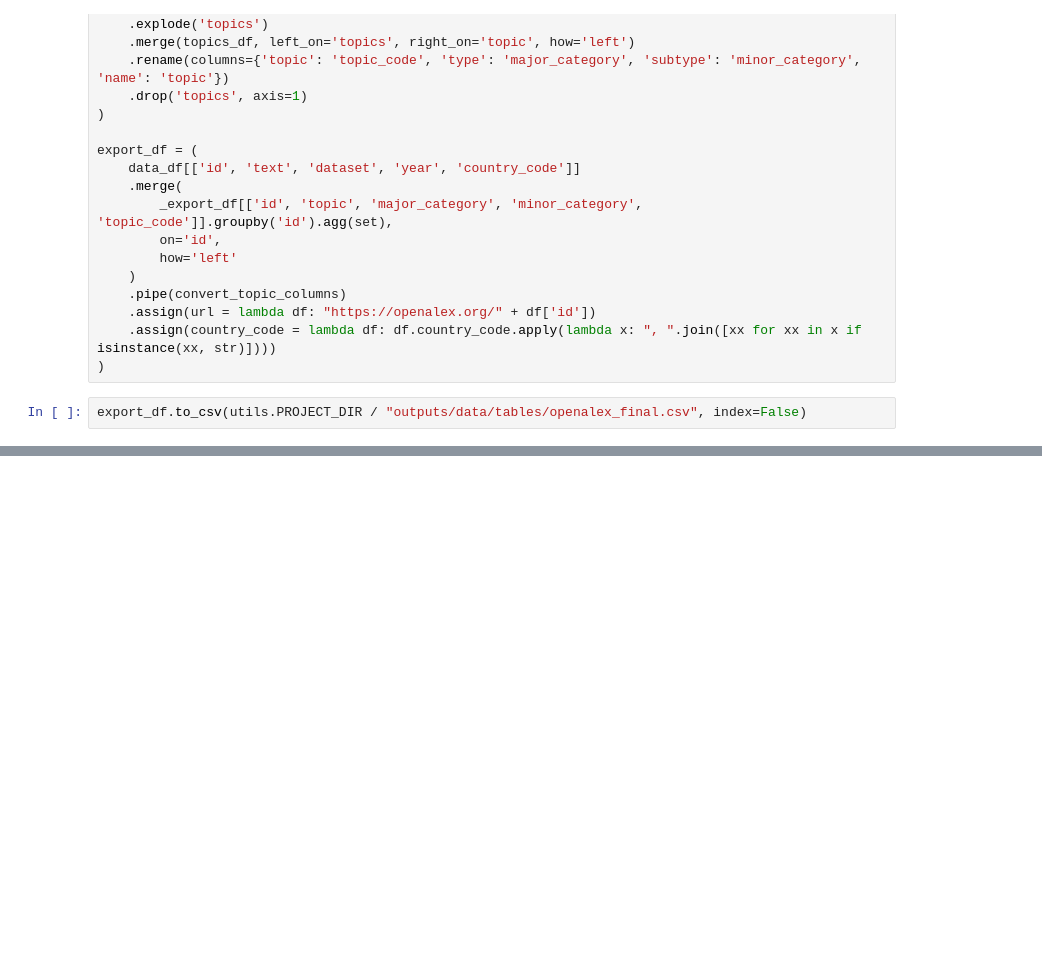
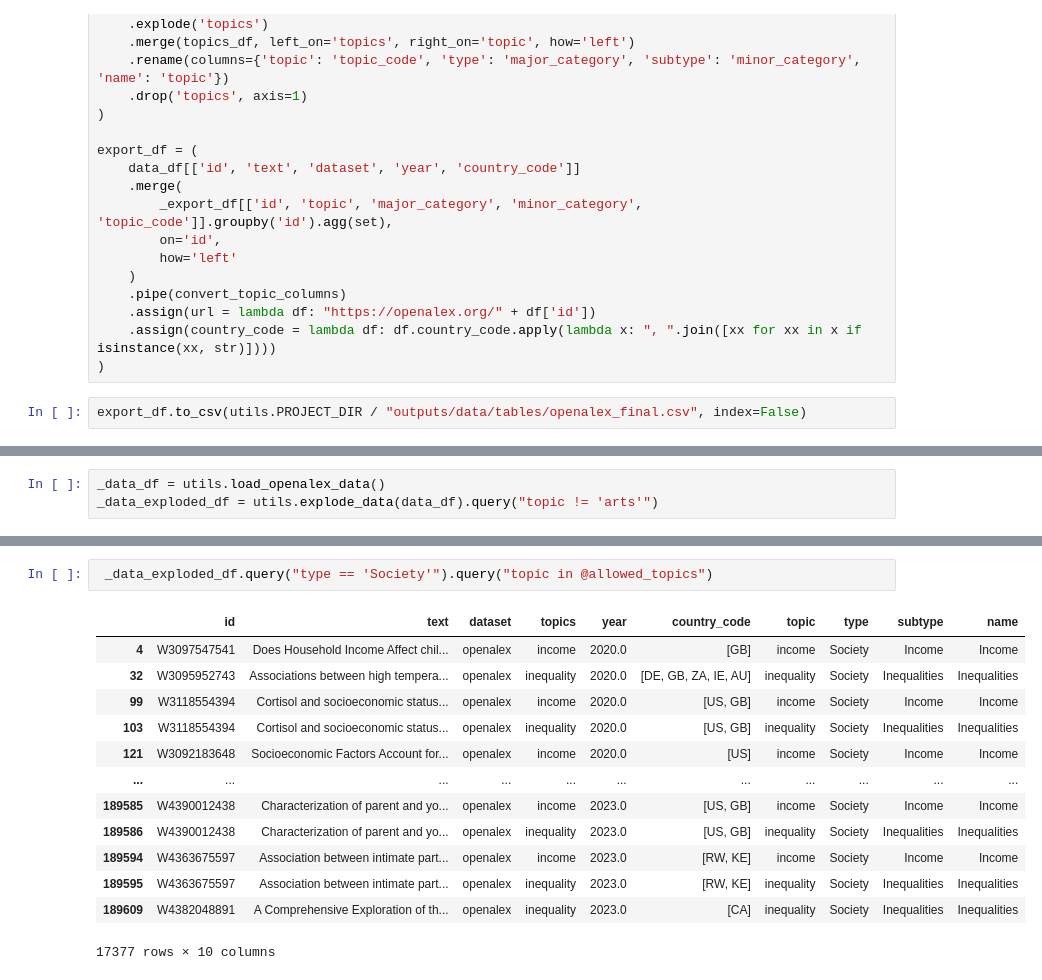
Before and after one commit to nestauk/discovery_child_development, a Jupyter notebook: discovery_child_development/analysis/initial_results/06_analysis_openalex.ipynb, the cells around one changed output, grey strips where cells are left out. Drawn from its saved outputs; the diff is of its cells as text; blank space fills up the shorter version.

```diff
--- a/discovery_child_development/analysis/initial_results/06_analysis_openalex.ipynb
+++ b/discovery_child_development/analysis/initial_results/06_analysis_openalex.ipynb
@@ -1049,0 +1076,3 @@ export_df.to_csv(utils.PROJECT_DIR / "outputs/data/tables/openalex_final.csv", i
+# %%
+_data_df = utils.load_openalex_data()
+_data_exploded_df = utils.explode_data(data_df).query("topic != 'arts'")
@@ -1049,0 +1148,16 @@ export_df.to_csv(utils.PROJECT_DIR / "outputs/data/tables/openalex_final.csv", i
+# %%
+ _data_exploded_df.query("type == 'Society'").query("topic in @allowed_topics")
+# %% [output]
+|  | id | text | dataset | topics | year | country_code | topic | type | subtype | name |
+| 4 | W3097547541 | Does Household Income Affect chil... | openalex | income | 2020.0 | [GB] | income | Society | Income | Income |
+| 32 | W3095952743 | Associations between high tempera... | openalex | inequality | 2020.0 | [DE, GB, ZA, IE, AU] | inequality | Society | Inequalities | Inequalities |
+| 99 | W3118554394 | Cortisol and socioeconomic status... | openalex | income | 2020.0 | [US, GB] | income | Society | Income | Income |
+| 103 | W3118554394 | Cortisol and socioeconomic status... | openalex | inequality | 2020.0 | [US, GB] | inequality | Society | Inequalities | Inequalities |
+| 121 | W3092183648 | Socioeconomic Factors Account for... | openalex | income | 2020.0 | [US] | income | Society | Income | Income |
+| ... | ... | ... | ... | ... | ... | ... | ... | ... | ... | ... |
+| 189585 | W4390012438 | Characterization of parent and yo... | openalex | income | 2023.0 | [US, GB] | income | Society | Income | Income |
+| 189586 | W4390012438 | Characterization of parent and yo... | openalex | inequality | 2023.0 | [US, GB] | inequality | Society | Inequalities | Inequalities |
+| 189594 | W4363675597 | Association between intimate part... | openalex | income | 2023.0 | [RW, KE] | income | Society | Income | Income |
+| 189595 | W4363675597 | Association between intimate part... | openalex | inequality | 2023.0 | [RW, KE] | inequality | Society | Inequalities | Inequalities |
+| 189609 | W4382048891 | A Comprehensive Exploration of th... | openalex | inequality | 2023.0 | [CA] | inequality | Society | Inequalities | Inequalities |
+17377 rows × 10 columns
```
Also changed, not shown: parts of 11 cells of this notebook, 7 other files.
